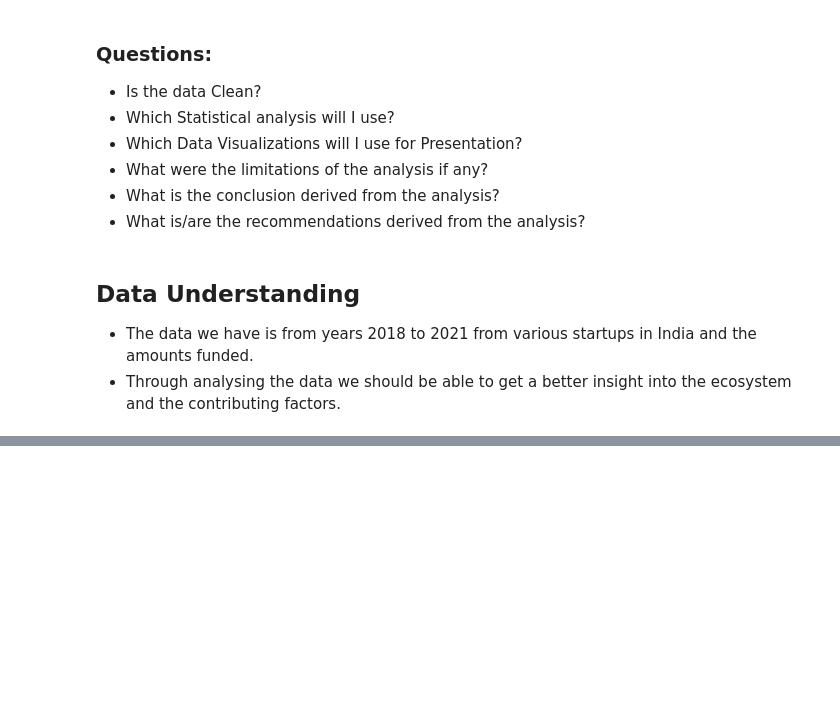
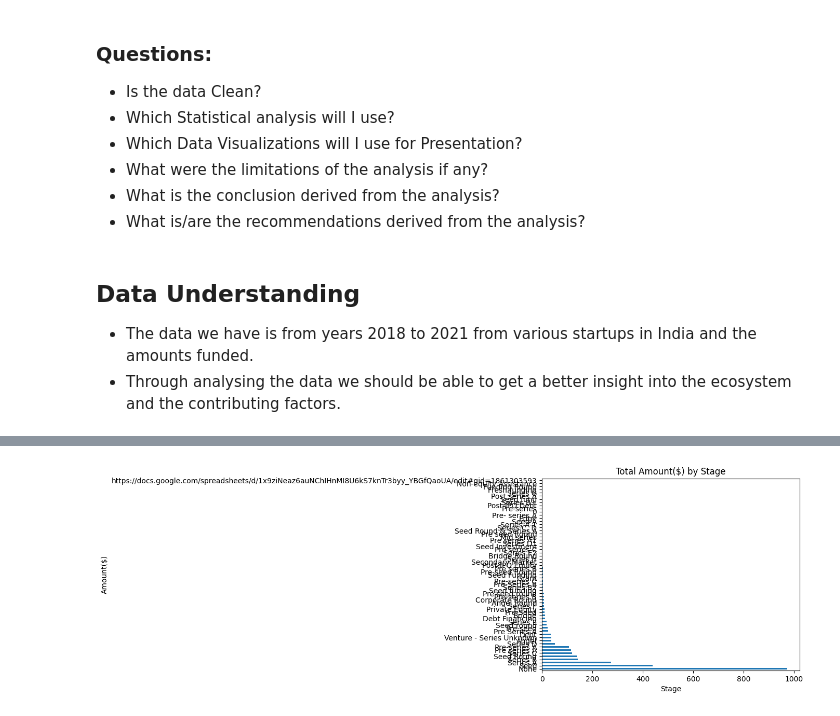
Before and after one commit to qochieng/Data-analysis-of-Startups-Funding-in-India, a Jupyter notebook: Startup-Project.ipynb, the cells around one changed output, grey strips where cells are left out. Saved outputs shown, nothing was run; the diff lists cells and outputs as text; code cells hidden in the pictures; blank space fills up the shorter version.

```diff
--- a/Startup-Project.ipynb
+++ b/Startup-Project.ipynb
@@ -171,0 +219,2 @@ FileNotFoundError: [Errno 2] No such file or directory: 'E:\\AZUBI CAREER ACCELE
+# %%
+df_combine.fillna(value={'Sector':'None','Stage':'None','Amount':0,'HeadQuarter':'None','What it does':'None'},inplace=True)
@@ -171,0 +245,15 @@ FileNotFoundError: [Errno 2] No such file or directory: 'E:\\AZUBI CAREER ACCELE
+# %%
+def currency(row):
+    # 1 USD = 83.27 INR
+
+    # Check if the Amount starts with '₹'
+    if str(row['Amount']).startswith('₹'):
+        return float(str(row['Amount']).replace('₹', '').replace(',', '')) / 83.27
+    # Check if the Amount starts with '$'
+    elif str(row['Amount']).startswith('$'):
+        return float(str(row['Amount']).replace('$', '').replace(',', ''))
+
+    else:
+        return float(str(row['Amount']).replace(',', '')) / 83.27
+# %%
+df_combine['Amount'] = df_combine.apply(currency, axis=1)
@@ -171,0 +269,3 @@ FileNotFoundError: [Errno 2] No such file or directory: 'E:\\AZUBI CAREER ACCELE
+# %%
+df_combine.rename(columns={'Amount':'Amount($)'},inplace=True)
+df_combine.head()
@@ -171,0 +295,10 @@ FileNotFoundError: [Errno 2] No such file or directory: 'E:\\AZUBI CAREER ACCELE
+# %%
+#df_combine['Stage'].value_counts().plot(kind='bar').head(10);
+
+df_combine['Stage'].value_counts().plot(kind='barh')
+plt.xlabel('Stage')
+plt.ylabel('Amount($)')
+plt.title('Total Amount($) by Stage')
+plt.show()
+# %% [output]
+[figure, added]
```
Also changed, not shown: parts of 44 cells of this notebook.
